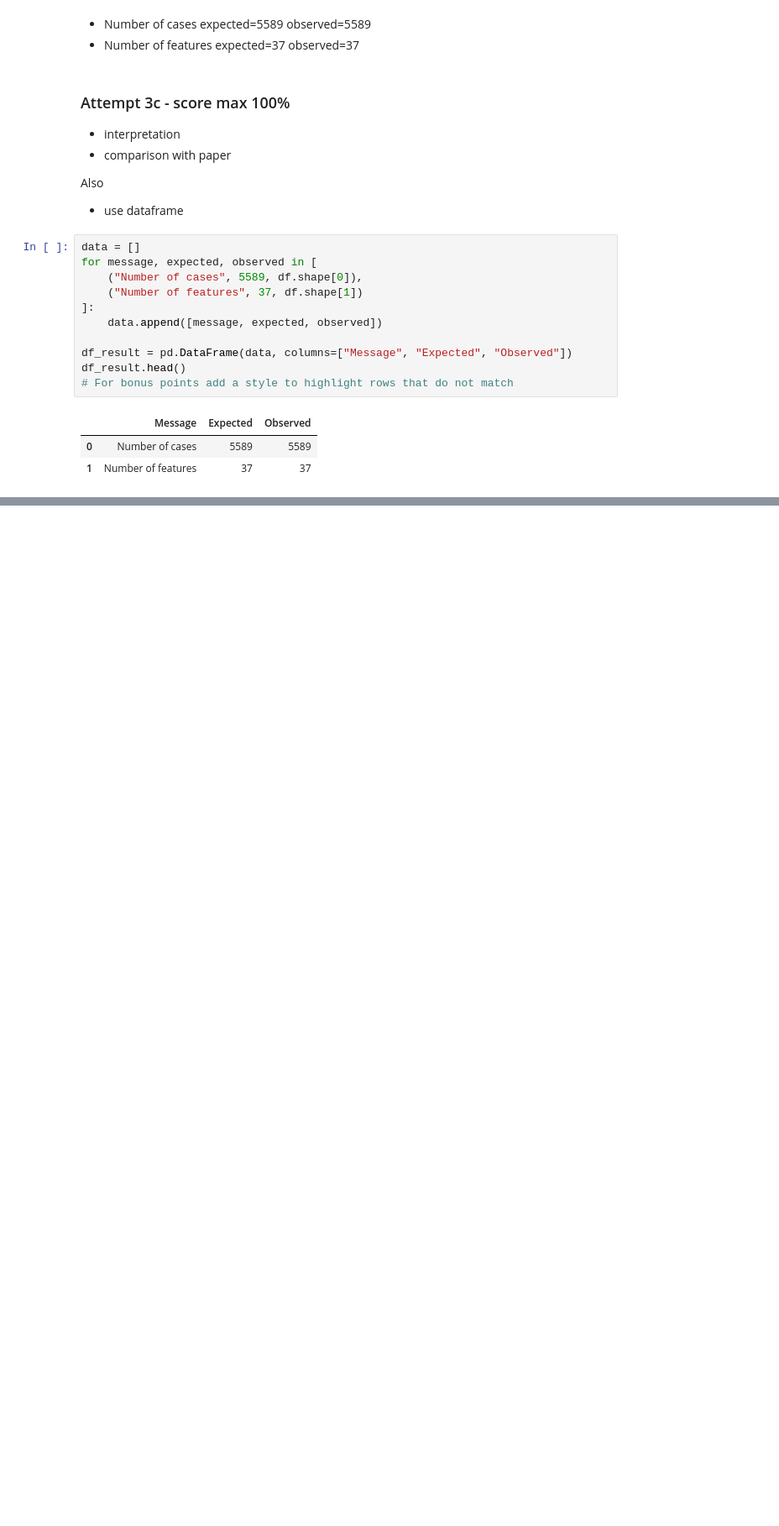
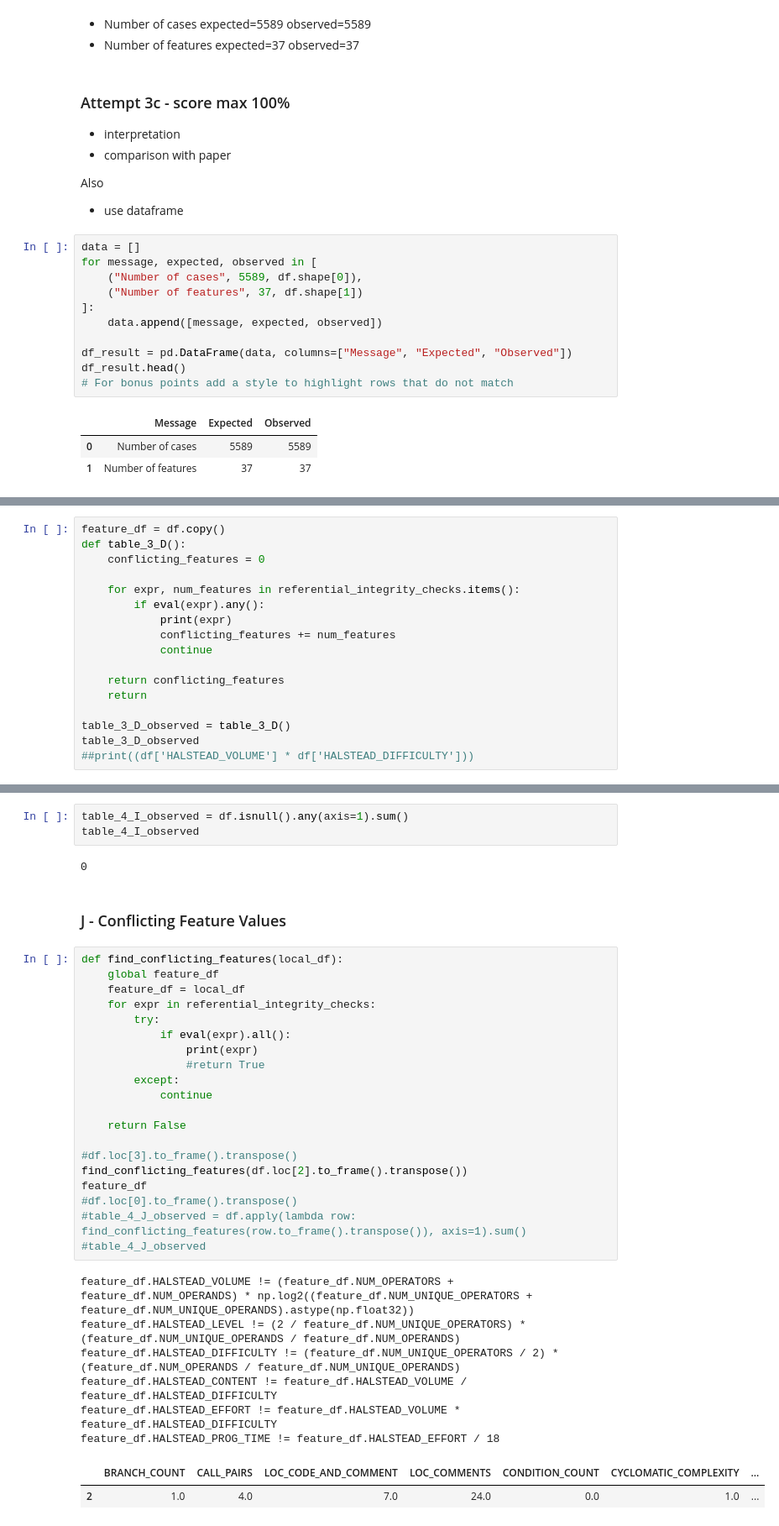
Before and after one commit to Jakub-Poczatek/DataMiningLabs, a Jupyter notebook: NASA/01-clean.ipynb, the cells around one changed output, grey strips where cells are left out. Shown at 84% size. Cells and saved outputs as stored; diff of their text form; blank space fills up the shorter version.

```diff
--- a/NASA/01-clean.ipynb
+++ b/NASA/01-clean.ipynb
@@ -168,0 +201,17 @@ table_3_C_observed = table_3_C(df)
+# %%
+feature_df = df.copy()
+def table_3_D():
+    conflicting_features = 0
+
+    for expr, num_features in referential_integrity_checks.items():
+        if eval(expr).any():
+            print(expr)
+            conflicting_features += num_features
+            continue
+
+    return conflicting_features
+    return
+
+table_3_D_observed = table_3_D()
+table_3_D_observed
+##print((df['HALSTEAD_VOLUME'] * df['HALSTEAD_DIFFICULTY']))
@@ -206,0 +317,36 @@ df_result.head()
+# %%
+table_4_I_observed = df.isnull().any(axis=1).sum()
+table_4_I_observed
+# %% [output]
+0
+# %% [markdown]
+### J - Conflicting Feature Values
+# %%
+def find_conflicting_features(local_df):
+    global feature_df
+    feature_df = local_df
+    for expr in referential_integrity_checks:
+        try:
+            if eval(expr).all():
+                print(expr)
+                #return True
+        except:
+            continue
+
+    return False
+
+#df.loc[3].to_frame().transpose()
+find_conflicting_features(df.loc[2].to_frame().transpose())
+feature_df
+#df.loc[0].to_frame().transpose()
+#table_4_J_observed = df.apply(lambda row: find_conflicting_features(row.to_frame().transpose()), axis=1).sum()
+#table_4_J_observed
+# %% [output]
+feature_df.HALSTEAD_VOLUME != (feature_df.NUM_OPERATORS + feature_df.NUM_OPERANDS) * np.log2((feature_df.NUM_UNIQUE_OPERATORS + feature_df.NUM_UNIQUE_OPERANDS).astype(np.float32))
+feature_df.HALSTEAD_LEVEL != (2 / feature_df.NUM_UNIQUE_OPERATORS) * (feature_df.NUM_UNIQUE_OPERANDS / feature_df.NUM_OPERANDS)
+feature_df.HALSTEAD_DIFFICULTY != (feature_df.NUM_UNIQUE_OPERATORS / 2) * (feature_df.NUM_OPERANDS / feature_df.NUM_UNIQUE_OPERANDS)
+feature_df.HALSTEAD_CONTENT != feature_df.HALSTEAD_VOLUME / feature_df.HALSTEAD_DIFFICULTY
+feature_df.HALSTEAD_EFFORT != feature_df.HALSTEAD_VOLUME * feature_df.HALSTEAD_DIFFICULTY
+feature_df.HALSTEAD_PROG_TIME != feature_df.HALSTEAD_EFFORT / 18
+|  | BRANCH_COUNT | CALL_PAIRS | LOC_CODE_AND_COMMENT | LOC_COMMENTS | CONDITION_COUNT | CYCLOMATIC_COMPLEXITY | ... |
+| 2 | 1.0 | 4.0 | 7.0 | 24.0 | 0.0 | 1.0 | ... |
```
Also changed, not shown: parts of 35 cells of this notebook.
